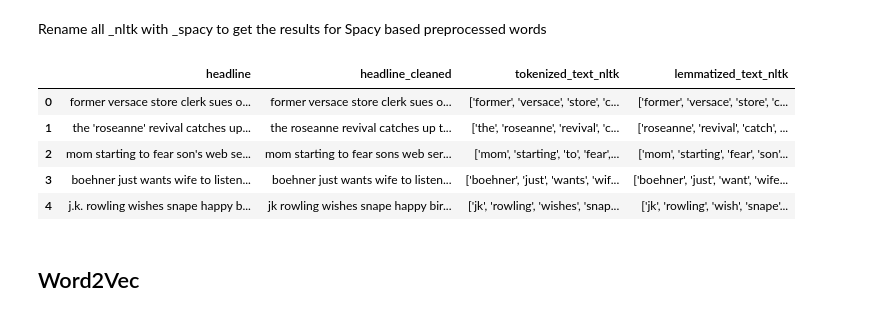
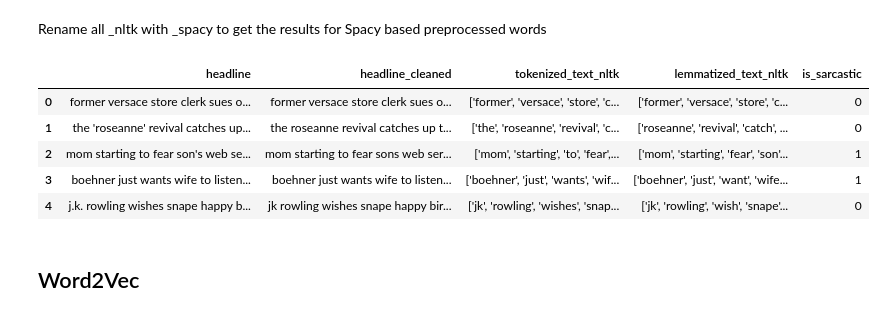
Before and after one commit to vigonometry/CS4248_Group8_SarcasmDetection, a Jupyter notebook: 05_Embeddings.ipynb, the cells around one changed output. Saved outputs shown, nothing was run; the diff lists cells and outputs as text; code cells hidden in the pictures.

```diff
--- a/05_Embeddings.ipynb
+++ b/05_Embeddings.ipynb
@@ -5,16 +5,16 @@ import pandas as pd
 import numpy as np
 import spacy
 # %%
-spacy_df = pd.read_csv('data/features_nltk.csv')
-spacy_df = spacy_df[['headline', 'headline_cleaned', 'tokenized_text_nltk', 'lemmatized_text_nltk']]
-spacy_df.head()
+df = pd.read_csv('data/features_nltk.csv')
+df = df[['headline', 'headline_cleaned', 'tokenized_text_nltk', 'lemmatized_text_nltk', 'is_sarcastic']]
+df.head()
 # %% [output]
-|  | headline | headline_cleaned | tokenized_text_nltk | lemmatized_text_nltk |
-| 0 | former versace store clerk sues o... | former versace store clerk sues o... | ['former', 'versace', 'store', 'c... | ['former', 'versace', 'store', 'c... |
-| 1 | the 'roseanne' revival catches up... | the roseanne revival catches up t... | ['the', 'roseanne', 'revival', 'c... | ['roseanne', 'revival', 'catch', ... |
-| 2 | mom starting to fear son's web se... | mom starting to fear sons web ser... | ['mom', 'starting', 'to', 'fear',... | ['mom', 'starting', 'fear', 'son'... |
-| 3 | boehner just wants wife to listen... | boehner just wants wife to listen... | ['boehner', 'just', 'wants', 'wif... | ['boehner', 'just', 'want', 'wife... |
-| 4 | j.k. rowling wishes snape happy b... | jk rowling wishes snape happy bir... | ['jk', 'rowling', 'wishes', 'snap... | ['jk', 'rowling', 'wish', 'snape'... |
+|  | headline | headline_cleaned | tokenized_text_nltk | lemmatized_text_nltk | is_sarcastic |
+| 0 | former versace store clerk sues o... | former versace store clerk sues o... | ['former', 'versace', 'store', 'c... | ['former', 'versace', 'store', 'c... | 0 |
+| 1 | the 'roseanne' revival catches up... | the roseanne revival catches up t... | ['the', 'roseanne', 'revival', 'c... | ['roseanne', 'revival', 'catch', ... | 0 |
+| 2 | mom starting to fear son's web se... | mom starting to fear sons web ser... | ['mom', 'starting', 'to', 'fear',... | ['mom', 'starting', 'fear', 'son'... | 1 |
+| 3 | boehner just wants wife to listen... | boehner just wants wife to listen... | ['boehner', 'just', 'wants', 'wif... | ['boehner', 'just', 'want', 'wife... | 1 |
+| 4 | j.k. rowling wishes snape happy b... | jk rowling wishes snape happy bir... | ['jk', 'rowling', 'wishes', 'snap... | ['jk', 'rowling', 'wish', 'snape'... | 0 |
 # %% [markdown]
 ## Word2Vec
 # %%
```
Also changed, not shown: parts of 20 cells of this notebook, 1 other file.
